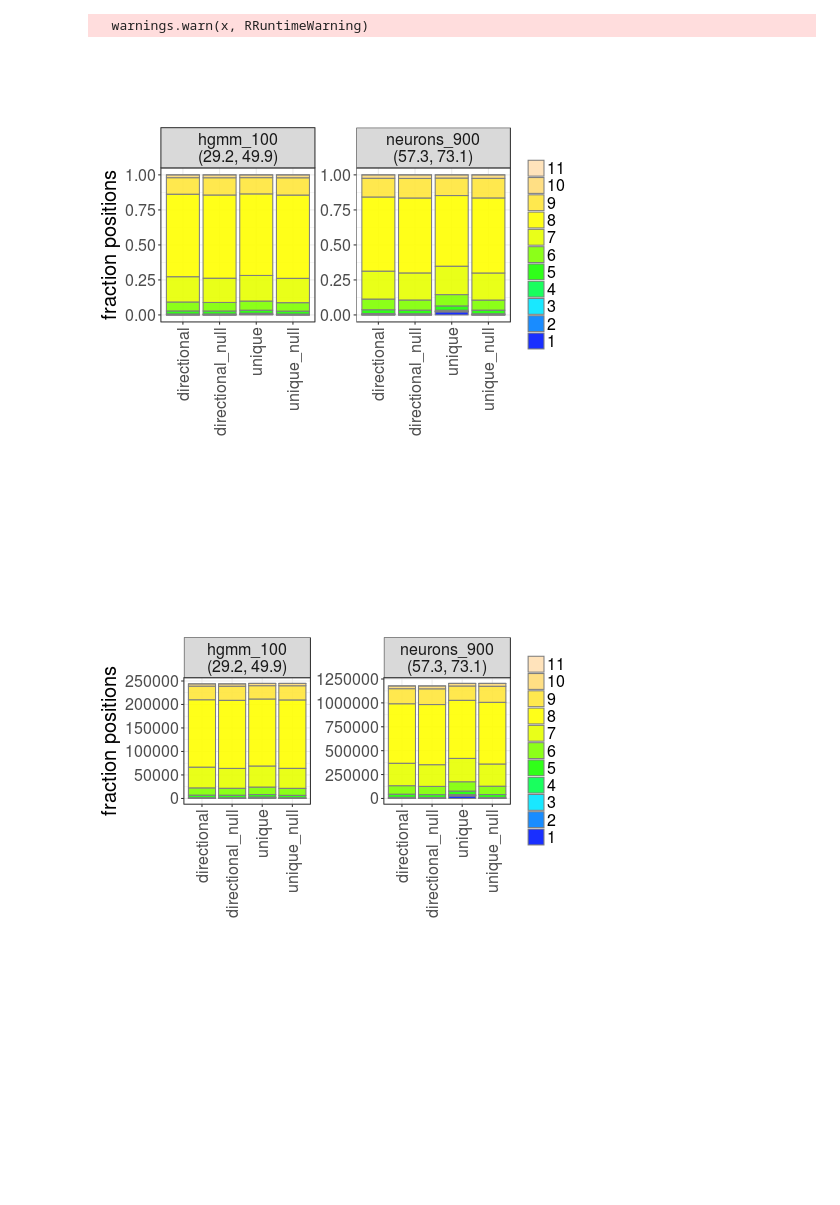
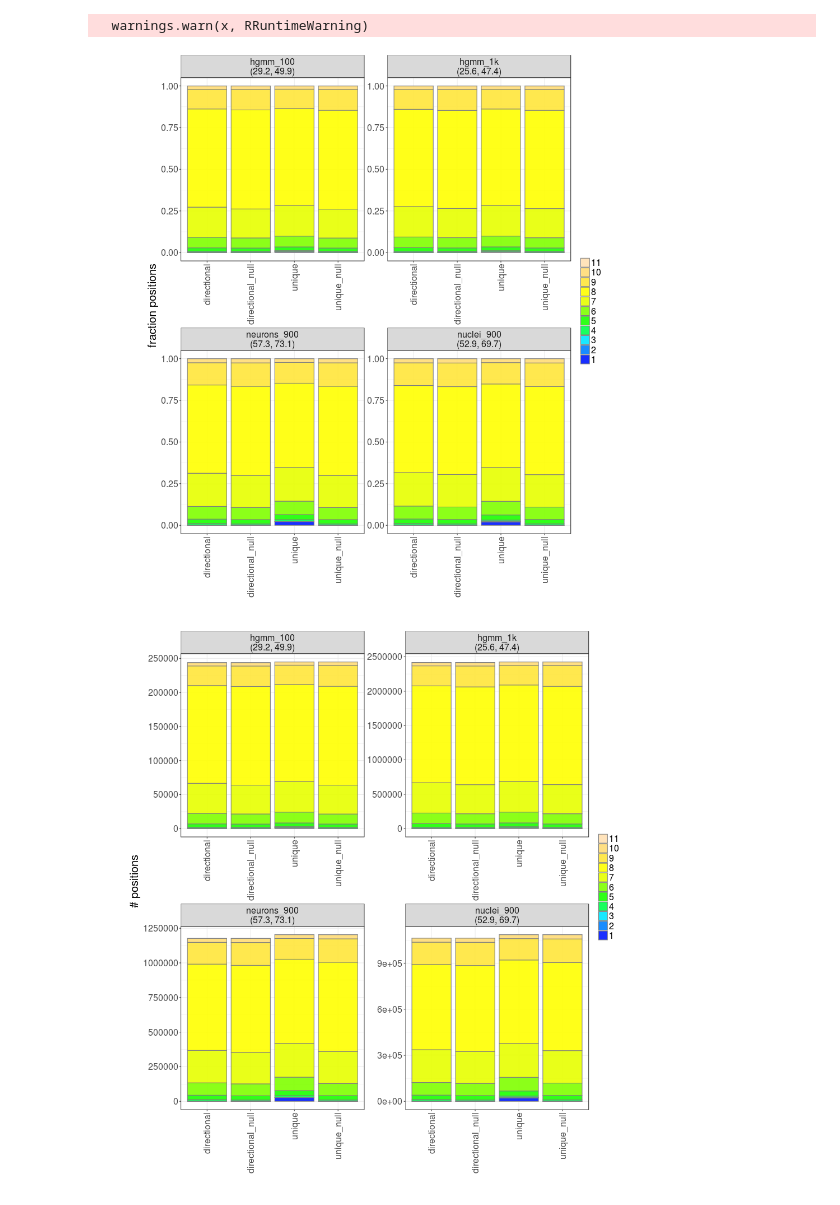
Before and after one commit to TomSmithCGAT/cell_barcode, a Jupyter notebook: notebooks/plot_10X_edit_distance.ipynb, the cells around one changed output. Drawn from its saved outputs; the diff is of its cells as text; code cells hidden in the pictures; blank space fills up the shorter version.

Commit message:
update edit distance plotting

```diff
--- a/notebooks/plot_10X_edit_distance.ipynb
+++ b/notebooks/plot_10X_edit_distance.ipynb
@@ -126,5 +130,5 @@ ggsave(p2, file="/home/FILESERVER5/proteomics/tss38/Desktop/plots/counts_2.png")
 # %%
-%%R -i edit_distance_df
+%%R -i edit_distance_df -w 1000 -h 1000
 
 
 edit_distance_df <- melt(edit_distance_df, id=c("edit_distance", "sample", "sat", "dup", "label"))
@@ -135,33 +139,33 @@ p <- ggplot(edit_distance_df,
             aes(variable, value,
                 fill=factor(edit_distance, levels=max(edit_distance_df$edit_distance):1))) +
 my_theme +
 theme(axis.text.x=element_text(angle=90, vjust=0.5, hjust=1)) +
 scale_fill_manual(name="", values=rev(topo.colors(max(edit_distance_df$edit_distance)+1, alpha = 0.9))) +
 ylab("fraction positions") + xlab("") +
 facet_wrap(~label, scale="free")
 
 p1 <- p + geom_bar(position="fill", stat="identity", colour="grey50")
-p2 <- p + geom_bar(stat="identity", colour="grey50")
+p2 <- p + geom_bar(stat="identity", colour="grey50") + ylab("# positions")
 
 print(p1)
 ggsave(p1, file="/home/FILESERVER5/proteomics/tss38/Desktop/plots/edit_distance_1.png")
 print(p2)
 ggsave(p2, file="/home/FILESERVER5/proteomics/tss38/Desktop/plots/edit_distance_2.png")
 
 small_distances_df <- edit_distance_df[edit_distance_df$edit_distance<5,]
 
 p1.2 <- p1 %+%  small_distances_df +
       scale_fill_manual(name="", values=rev(topo.colors(max(small_distances_df$edit_distance)+1)))
 
 p2.2 <- p2 %+%  small_distances_df +
       scale_fill_manual(name="", values=rev(topo.colors(max(small_distances_df$edit_distance)+1)))
 
 
 print(p1.2)
 ggsave(p1.2, file="/home/FILESERVER5/proteomics/tss38/Desktop/plots/edit_distance_1_2.png")
 print(p2.2)
 ggsave(p2.2, file="/home/FILESERVER5/proteomics/tss38/Desktop/plots/edit_distance_2_2.png")
 # %% [output]
   warnings.warn(x, RRuntimeWarning)
-[figure, old version]
+[figure, new version]
-[figure, old version]
+[figure, new version]
```
Also changed, not shown: parts of 7 cells of this notebook.
